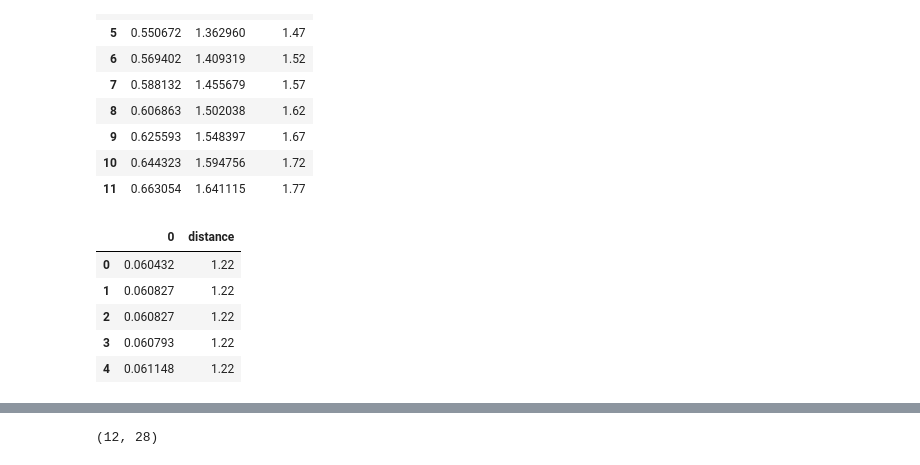
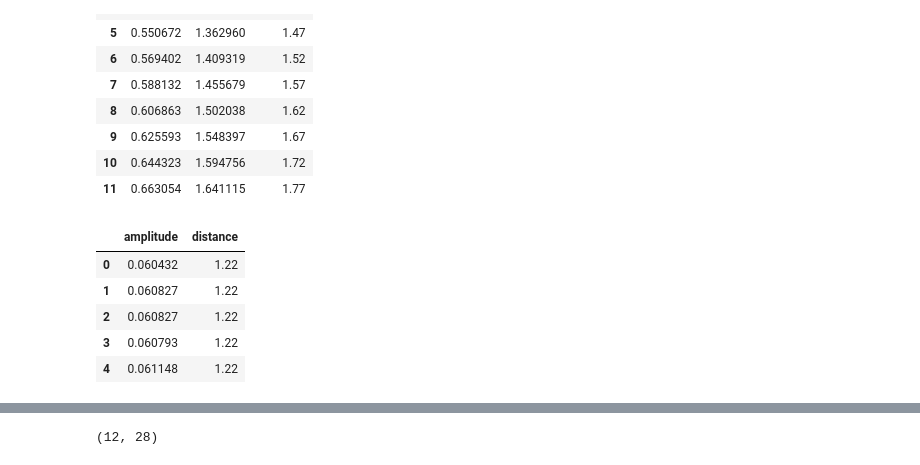
Before and after one commit to auk1709/lab-acoustic, a Jupyter notebook: notebook/test18-distance-amplitude.ipynb, the cells around one changed output, grey strips where cells are left out. Saved outputs shown, nothing was run; the diff lists cells and outputs as text; code cells hidden in the pictures.

```diff
--- a/notebook/test18-distance-amplitude.ipynb
+++ b/notebook/test18-distance-amplitude.ipynb
@@ -79,12 +79,14 @@ true_pos
 # %%
 df_amp = pd.DataFrame()
 for i in range(12):
     tmp = pd.DataFrame(amplitude[i])
     tmp["distance"] = true_pos["distance"][i]
     df_amp = pd.concat([df_amp, tmp])
+df_amp = df_amp.reset_index(drop=True)
+df_amp.rename(columns={0: "amplitude"}, inplace=True)
 df_amp.head()
 # %% [output]
-|  | 0 | distance |
+|  | amplitude | distance |
 | 0 | 0.060432 | 1.22 |
 | 1 | 0.060827 | 1.22 |
 | 2 | 0.060827 | 1.22 |
```
Also changed, not shown: parts of 6 cells of this notebook, 4 other files.
